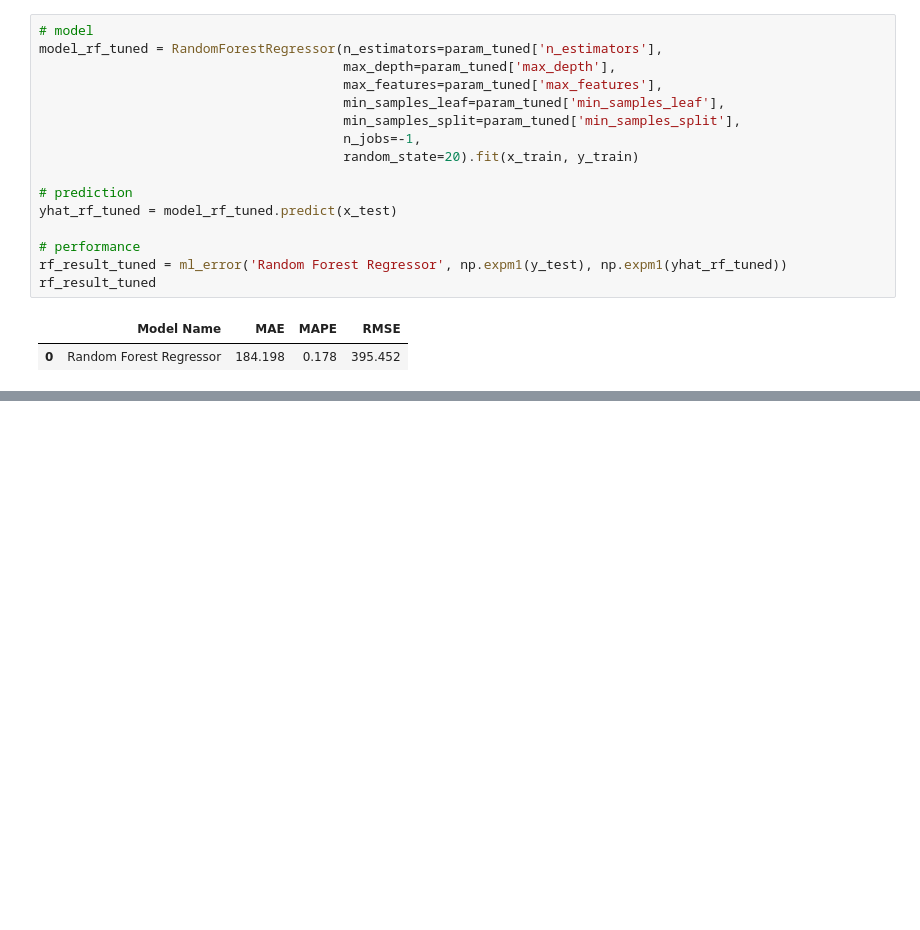
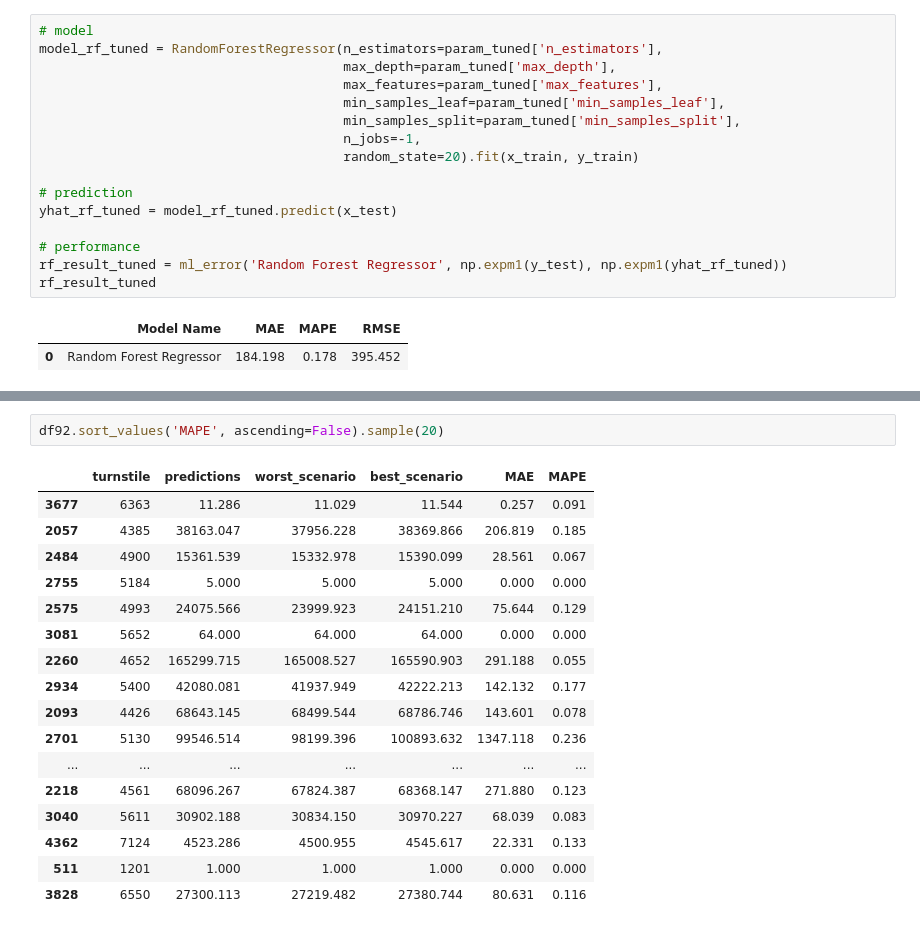
Before and after one commit to faustomfc/nyc_subway_prediction, a Jupyter notebook: m08_v01_nyc_subway_prediction.ipynb, the cells around one changed output, grey strips where cells are left out. Cells and saved outputs as stored; diff of their text form; blank space fills up the shorter version.

```diff
--- a/m08_v01_nyc_subway_prediction.ipynb
+++ b/m08_v01_nyc_subway_prediction.ipynb
@@ -1331,0 +1358,20 @@ mpe
+# %%
+df92.sort_values('MAPE', ascending=False).sample(20)
+# %% [output]
+|  | turnstile | predictions | worst_scenario | best_scenario | MAE | MAPE |
+| 3677 | 6363 | 11.286 | 11.029 | 11.544 | 0.257 | 0.091 |
+| 2057 | 4385 | 38163.047 | 37956.228 | 38369.866 | 206.819 | 0.185 |
+| 2484 | 4900 | 15361.539 | 15332.978 | 15390.099 | 28.561 | 0.067 |
+| 2755 | 5184 | 5.000 | 5.000 | 5.000 | 0.000 | 0.000 |
+| 2575 | 4993 | 24075.566 | 23999.923 | 24151.210 | 75.644 | 0.129 |
+| 3081 | 5652 | 64.000 | 64.000 | 64.000 | 0.000 | 0.000 |
+| 2260 | 4652 | 165299.715 | 165008.527 | 165590.903 | 291.188 | 0.055 |
+| 2934 | 5400 | 42080.081 | 41937.949 | 42222.213 | 142.132 | 0.177 |
+| 2093 | 4426 | 68643.145 | 68499.544 | 68786.746 | 143.601 | 0.078 |
+| 2701 | 5130 | 99546.514 | 98199.396 | 100893.632 | 1347.118 | 0.236 |
+| ... | ... | ... | ... | ... | ... | ... |
+| 2218 | 4561 | 68096.267 | 67824.387 | 68368.147 | 271.880 | 0.123 |
+| 3040 | 5611 | 30902.188 | 30834.150 | 30970.227 | 68.039 | 0.083 |
+| 4362 | 7124 | 4523.286 | 4500.955 | 4545.617 | 22.331 | 0.133 |
+| 511 | 1201 | 1.000 | 1.000 | 1.000 | 0.000 | 0.000 |
+| 3828 | 6550 | 27300.113 | 27219.482 | 27380.744 | 80.631 | 0.116 |
```
Also changed, not shown: parts of 15 cells of this notebook.
